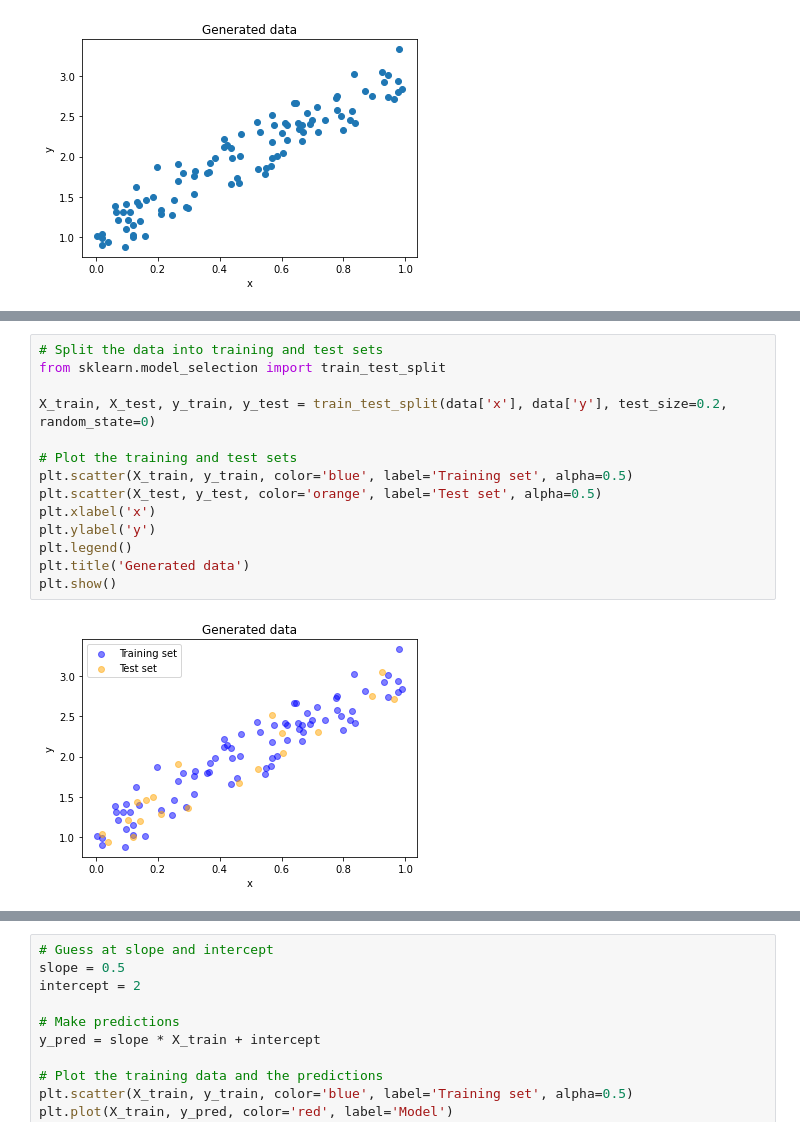
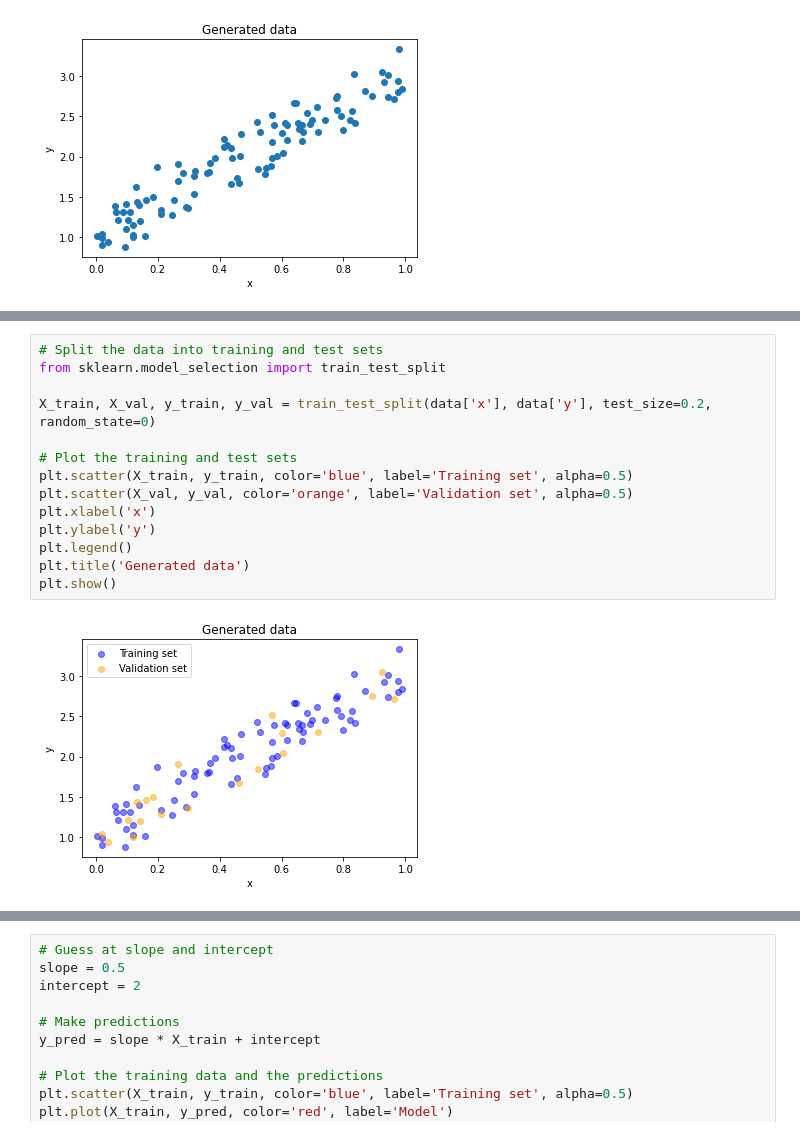
Before and after one commit to comptoolsres/brief_AI_intro, a Jupyter notebook: 01_intro.ipynb, the cells around one changed output, grey strips where cells are left out. Drawn from its saved outputs; the diff is of its cells as text.

```diff
--- a/01_intro.ipynb
+++ b/01_intro.ipynb
@@ -76,16 +90,16 @@ plt.show()
 # %%
 # Split the data into training and test sets
 from sklearn.model_selection import train_test_split
 
-X_train, X_test, y_train, y_test = train_test_split(data['x'], data['y'], test_size=0.2, random_state=0)
+X_train, X_val, y_train, y_val = train_test_split(data['x'], data['y'], test_size=0.2, random_state=0)
 
 # Plot the training and test sets
 plt.scatter(X_train, y_train, color='blue', label='Training set', alpha=0.5)
-plt.scatter(X_test, y_test, color='orange', label='Test set', alpha=0.5)
+plt.scatter(X_val, y_val, color='orange', label='Validation set', alpha=0.5)
 plt.xlabel('x')
 plt.ylabel('y')
 plt.legend()
 plt.title('Generated data')
 plt.show()
 # %% [output]
-[figure, old version]
+[figure, new version]
```
Also changed, not shown: parts of 22 cells of this notebook, 1 other file.
